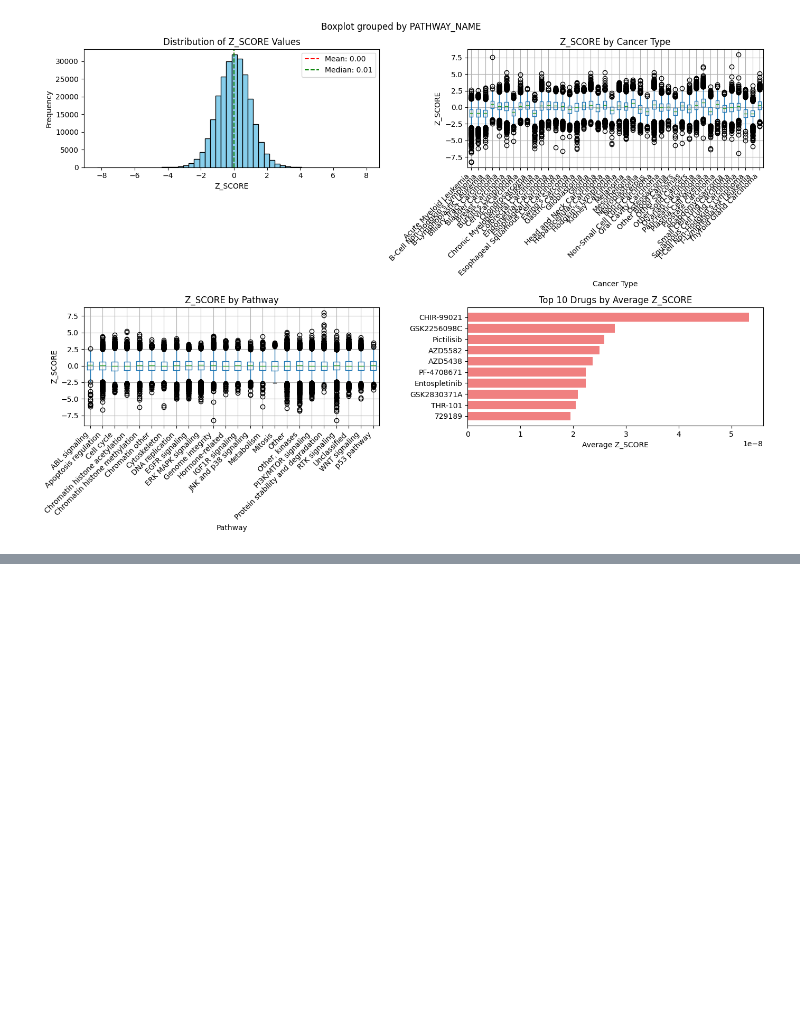
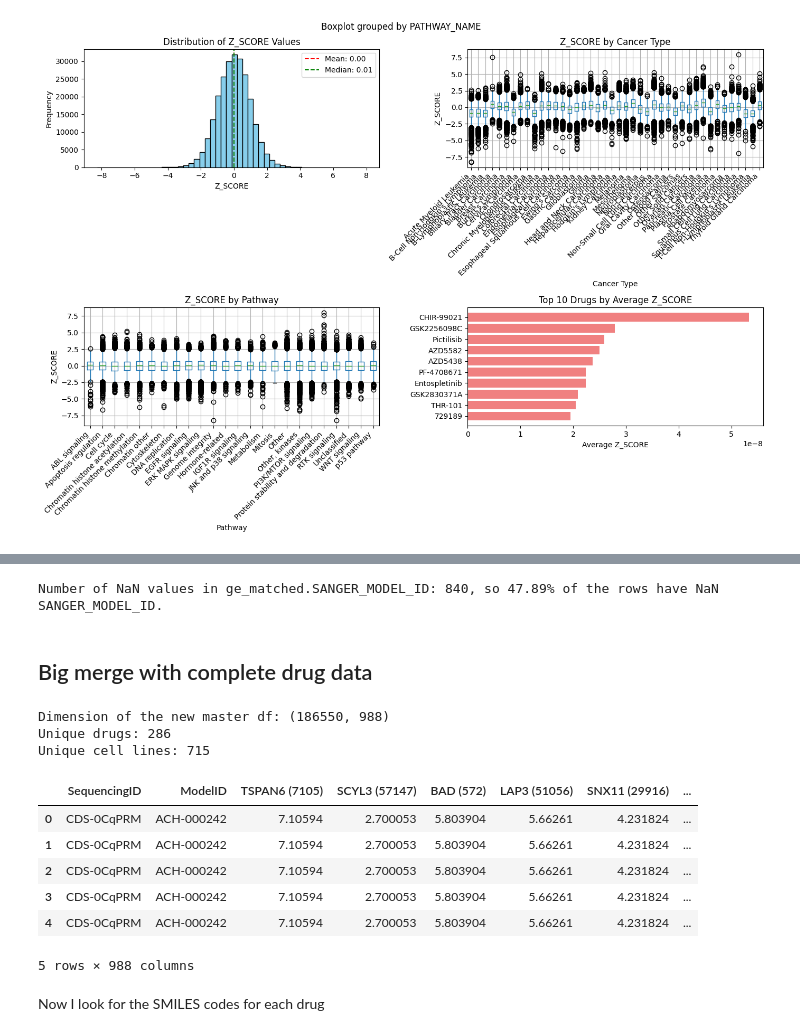
Before and after one commit to s-juross/projekt_genomforschung, a Jupyter notebook: data_exploration_small.ipynb, the cells around one changed output, grey strips where cells are left out. Cells and saved outputs as stored; diff of their text form; code cells hidden in the pictures; blank space fills up the shorter version.

```diff
--- a/data_exploration_small.ipynb
+++ b/data_exploration_small.ipynb
@@ -195,0 +299,23 @@ THR-101        2.051984e-08  1.0 -3.958271  2.886245    731
+# %%
+# Schritt A: Nur die Zeilen aus den Metadaten nehmen, die wirklich eine Brücke haben
+mapping_bridge = metadata[['ModelID', 'SANGER_MODEL_ID']].dropna(subset=['SANGER_MODEL_ID'])
+
+# Schritt B: Merge die Brücke an deine Gendaten
+# Wir löschen eine eventuell vorhandene kaputte SANGER_MODEL_ID Spalte vorher
+if 'SANGER_MODEL_ID' in ge_matched.columns:
+    ge_matched = ge_matched.drop(columns=['SANGER_MODEL_ID'])
+
+ge_matched = pd.merge(ge_matched, mapping_bridge, on='ModelID', how='left')
+
+# Schritt C: Jetzt den CANCER_TYPE holen
+cancer_info = df[['SANGER_MODEL_ID', 'CANCER_TYPE']].drop_duplicates()
+ge_matched = pd.merge(ge_matched, cancer_info, on='SANGER_MODEL_ID', how='left')
+
+# Schritt D: SICHERHEITS-CHECK gegen den KeyError
+if 'CANCER_TYPE' in ge_matched.columns:
+    ge_matched['CANCER_TYPE'] = ge_matched['CANCER_TYPE'].fillna('Unknown')
+    print("CANCER_TYPE was added successfully.")
+else:
+    # Falls der Merge gar nichts gefunden hat, erstellen wir die Spalte manuell
+    ge_matched['CANCER_TYPE'] = 'Unknown'
+    print("No matches found; CANCER_TYPE set to 'Unknown'.")
@@ -195,0 +341,6 @@ THR-101        2.051984e-08  1.0 -3.958271  2.886245    731
+# %%
+# Count NaN values in SANGER_MODEL_ID
+nan_count = ge_matched['SANGER_MODEL_ID'].isna().sum()
+print(f"Number of NaN values in ge_matched.SANGER_MODEL_ID: {nan_count}, so {nan_count/ge_matched.shape[0]:.2%} of the rows have NaN SANGER_MODEL_ID.")
+# %% [output]
+Number of NaN values in ge_matched.SANGER_MODEL_ID: 840, so 47.89% of the rows have NaN SANGER_MODEL_ID.
@@ -195,0 +350,34 @@ THR-101        2.051984e-08  1.0 -3.958271  2.886245    731
+# %% [markdown]
+## Big merge with complete drug data
+# %%
+# Selection of relevant columns from drug dataframe (df)
+# need id to merge + target values (labels)
+drug_data_cols = [
+    'SANGER_MODEL_ID', 'DRUG_ID', 'DRUG_NAME',
+    'LN_IC50', 'Z_SCORE', 'RMSE', 'AUC'
+]
+df_subset = df[drug_data_cols]
+
+# merge, only keep rows where we have both gene expression data AND drug response data
+master_df = pd.merge(ge_matched, df_subset, on='SANGER_MODEL_ID', how='inner')
+
+# check results
+print(f"Dimension of the new master df: {master_df.shape}")
+print(f"Unique drugs: {master_df['DRUG_NAME'].nunique()}")
+print(f"Unique cell lines: {master_df['SANGER_MODEL_ID'].nunique()}")
+# %% [output]
+Dimension of the new master df: (186550, 988)
+Unique drugs: 286
+Unique cell lines: 715
+# %%
+master_df.head()
+# %% [output]
+|  | SequencingID | ModelID | TSPAN6 (7105) | SCYL3 (57147) | BAD (572) | LAP3 (51056) | SNX11 (29916) | ... |
+| 0 | CDS-0CqPRM | ACH-000242 | 7.10594 | 2.700053 | 5.803904 | 5.66261 | 4.231824 | ... |
+| 1 | CDS-0CqPRM | ACH-000242 | 7.10594 | 2.700053 | 5.803904 | 5.66261 | 4.231824 | ... |
+| 2 | CDS-0CqPRM | ACH-000242 | 7.10594 | 2.700053 | 5.803904 | 5.66261 | 4.231824 | ... |
+| 3 | CDS-0CqPRM | ACH-000242 | 7.10594 | 2.700053 | 5.803904 | 5.66261 | 4.231824 | ... |
+| 4 | CDS-0CqPRM | ACH-000242 | 7.10594 | 2.700053 | 5.803904 | 5.66261 | 4.231824 | ... |
+5 rows × 988 columns
+# %% [markdown]
+Now I look for the SMILES codes for each drug
```
Also changed, not shown: parts of 34 cells of this notebook.
